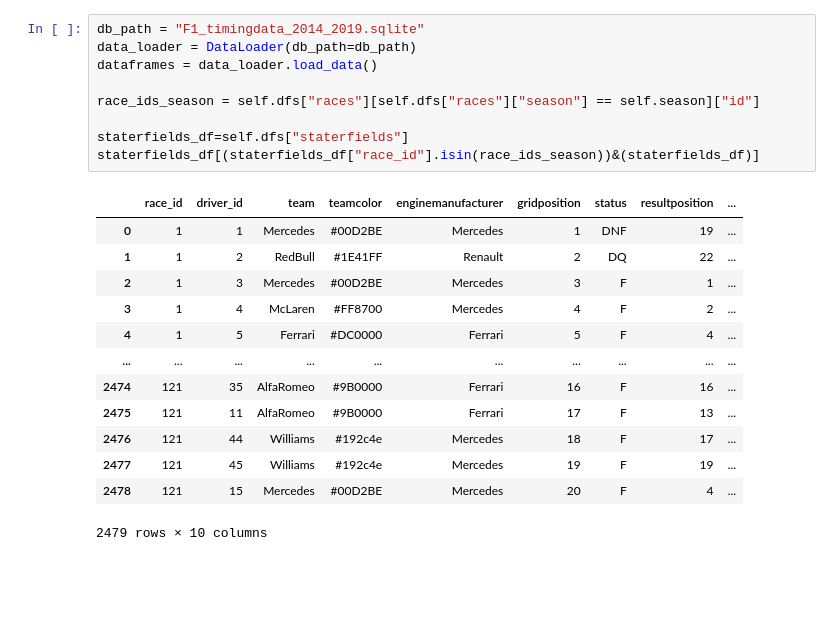
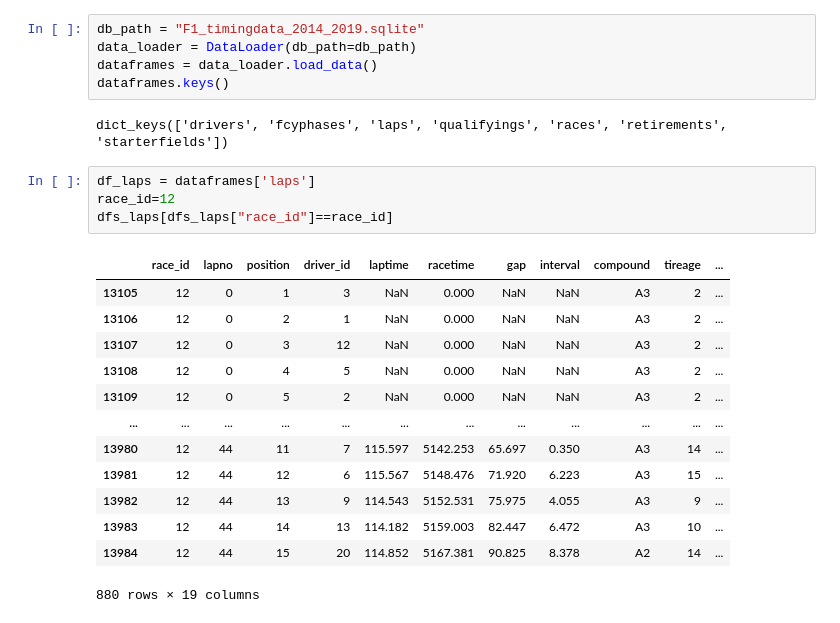
Before and after one commit to emy-olivieri/Formula_1_Race_Time_Simulation_and_Strategy_Optimization, a Jupyter notebook: pit_stop_.ipynb, the cells around one changed output. Saved outputs shown, nothing was run; the diff lists cells and outputs as text; blank space fills up the shorter version.

```diff
--- a/pit_stop_.ipynb
+++ b/pit_stop_.ipynb
@@ -111,22 +114,24 @@ if __name__ == "__main__":
 db_path = "F1_timingdata_2014_2019.sqlite"
 data_loader = DataLoader(db_path=db_path)
 dataframes = data_loader.load_data()
-
-race_ids_season = self.dfs["races"][self.dfs["races"]["season"] == self.season]["id"]
-
-staterfields_df=self.dfs["staterfields"]
-staterfields_df[(staterfields_df["race_id"].isin(race_ids_season))&(staterfields_df)]
+dataframes.keys()
 # %% [output]
-|  | race_id | driver_id | team | teamcolor | enginemanufacturer | gridposition | status | resultposition | ... |
-| 0 | 1 | 1 | Mercedes | #00D2BE | Mercedes | 1 | DNF | 19 | ... |
-| 1 | 1 | 2 | RedBull | #1E41FF | Renault | 2 | DQ | 22 | ... |
-| 2 | 1 | 3 | Mercedes | #00D2BE | Mercedes | 3 | F | 1 | ... |
-| 3 | 1 | 4 | McLaren | #FF8700 | Mercedes | 4 | F | 2 | ... |
-| 4 | 1 | 5 | Ferrari | #DC0000 | Ferrari | 5 | F | 4 | ... |
-| ... | ... | ... | ... | ... | ... | ... | ... | ... | ... |
-| 2474 | 121 | 35 | AlfaRomeo | #9B0000 | Ferrari | 16 | F | 16 | ... |
-| 2475 | 121 | 11 | AlfaRomeo | #9B0000 | Ferrari | 17 | F | 13 | ... |
-| 2476 | 121 | 44 | Williams | #192c4e | Mercedes | 18 | F | 17 | ... |
-| 2477 | 121 | 45 | Williams | #192c4e | Mercedes | 19 | F | 19 | ... |
-| 2478 | 121 | 15 | Mercedes | #00D2BE | Mercedes | 20 | F | 4 | ... |
-2479 rows × 10 columns
+dict_keys(['drivers', 'fcyphases', 'laps', 'qualifyings', 'races', 'retirements', 'starterfields'])
+# %%
+df_laps = dataframes['laps']
+race_id=12
+dfs_laps[dfs_laps["race_id"]==race_id]
+# %% [output]
+|  | race_id | lapno | position | driver_id | laptime | racetime | gap | interval | compound | tireage | ... |
+| 13105 | 12 | 0 | 1 | 3 | NaN | 0.000 | NaN | NaN | A3 | 2 | ... |
+| 13106 | 12 | 0 | 2 | 1 | NaN | 0.000 | NaN | NaN | A3 | 2 | ... |
+| 13107 | 12 | 0 | 3 | 12 | NaN | 0.000 | NaN | NaN | A3 | 2 | ... |
+| 13108 | 12 | 0 | 4 | 5 | NaN | 0.000 | NaN | NaN | A3 | 2 | ... |
+| 13109 | 12 | 0 | 5 | 2 | NaN | 0.000 | NaN | NaN | A3 | 2 | ... |
+| ... | ... | ... | ... | ... | ... | ... | ... | ... | ... | ... | ... |
+| 13980 | 12 | 44 | 11 | 7 | 115.597 | 5142.253 | 65.697 | 0.350 | A3 | 14 | ... |
+| 13981 | 12 | 44 | 12 | 6 | 115.567 | 5148.476 | 71.920 | 6.223 | A3 | 15 | ... |
+| 13982 | 12 | 44 | 13 | 9 | 114.543 | 5152.531 | 75.975 | 4.055 | A3 | 9 | ... |
+| 13983 | 12 | 44 | 14 | 13 | 114.182 | 5159.003 | 82.447 | 6.472 | A3 | 10 | ... |
+| 13984 | 12 | 44 | 15 | 20 | 114.852 | 5167.381 | 90.825 | 8.378 | A2 | 14 | ... |
+880 rows × 19 columns
```
Also changed, not shown: parts of 7 cells of this notebook.
